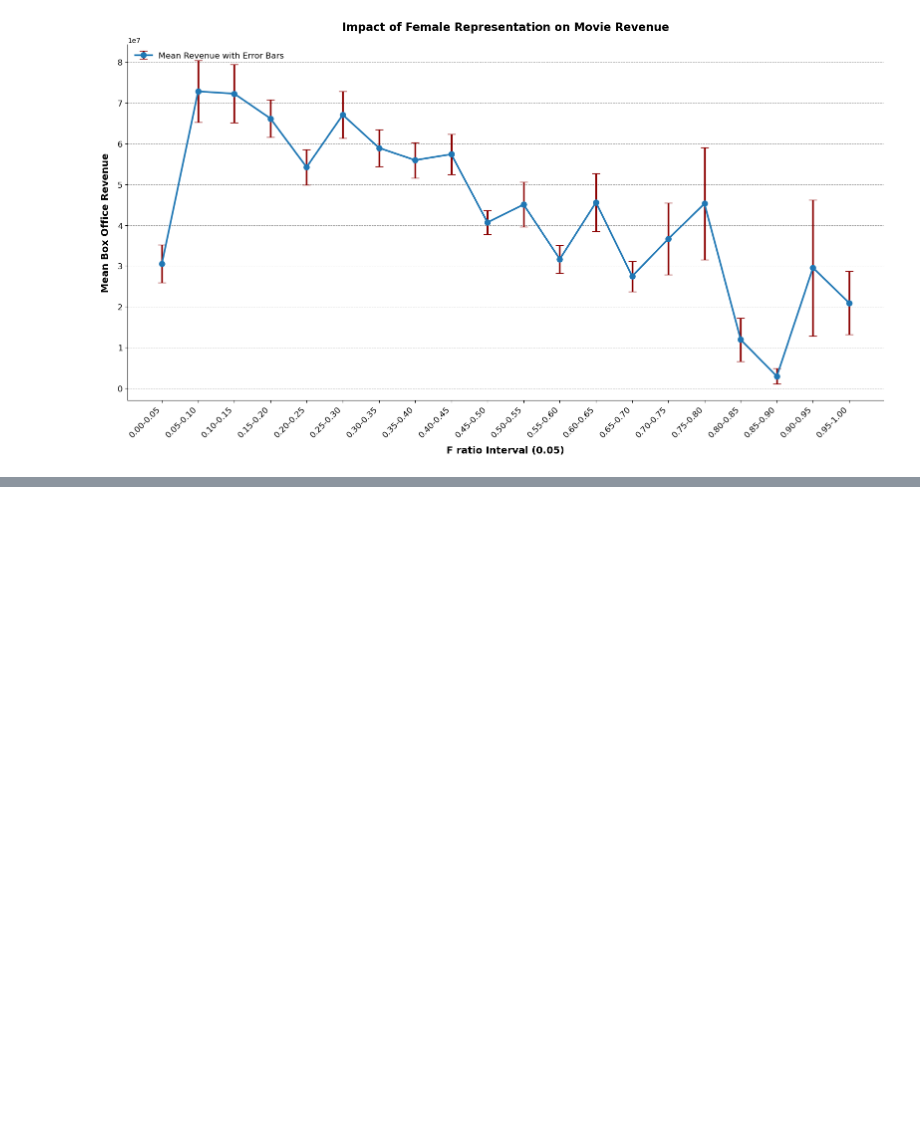
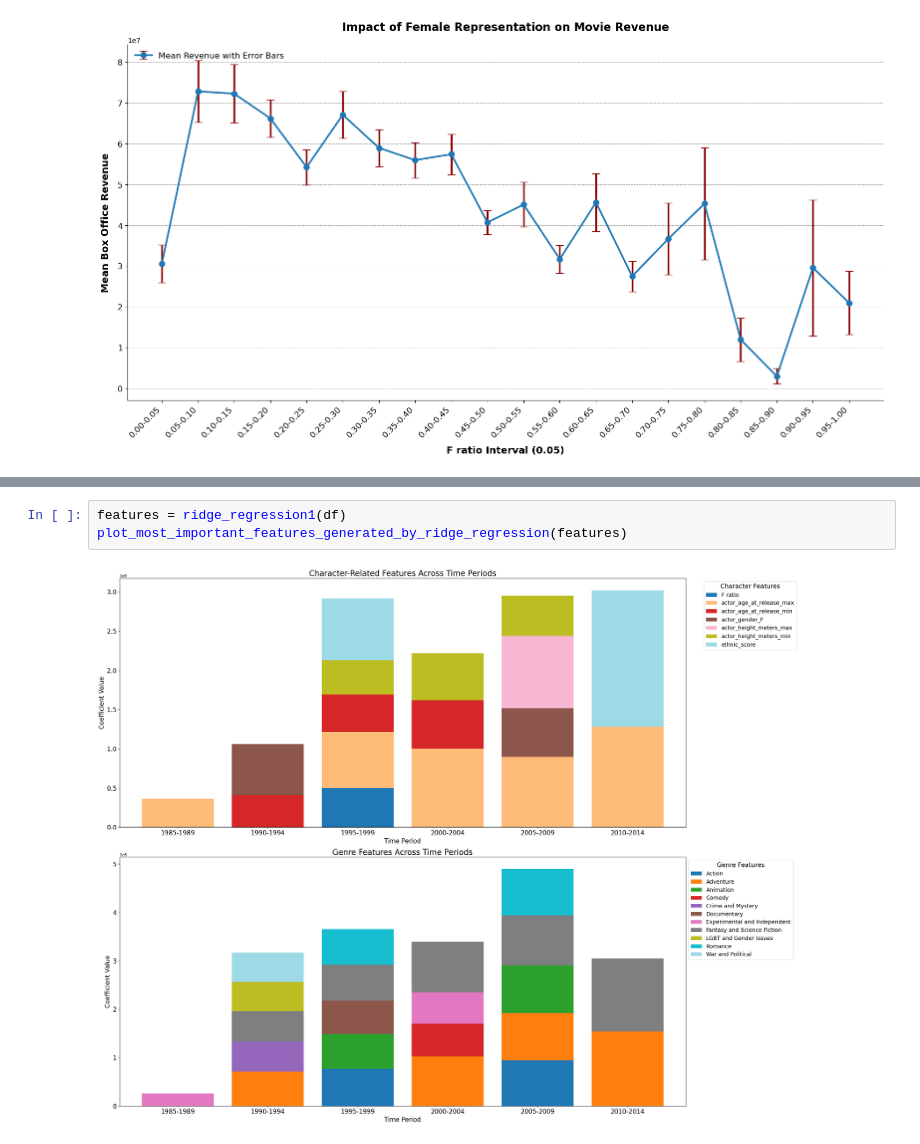
Before and after one commit to epfl-ada/ada-2024-project-insightmasters24, a Jupyter notebook: results.ipynb, the cells around one changed output, grey strips where cells are left out. Saved outputs shown, nothing was run; the diff lists cells and outputs as text; blank space fills up the shorter version.

```diff
--- a/results.ipynb
+++ b/results.ipynb
@@ -297,0 +199,5 @@ Name: count, dtype: int64
+# %%
+features = ridge_regression1(df)
+plot_most_important_features_generated_by_ridge_regression(features)
+# %% [output]
+[figure, added]
```
Also changed, not shown: parts of 5 cells of this notebook, 8 other files.
